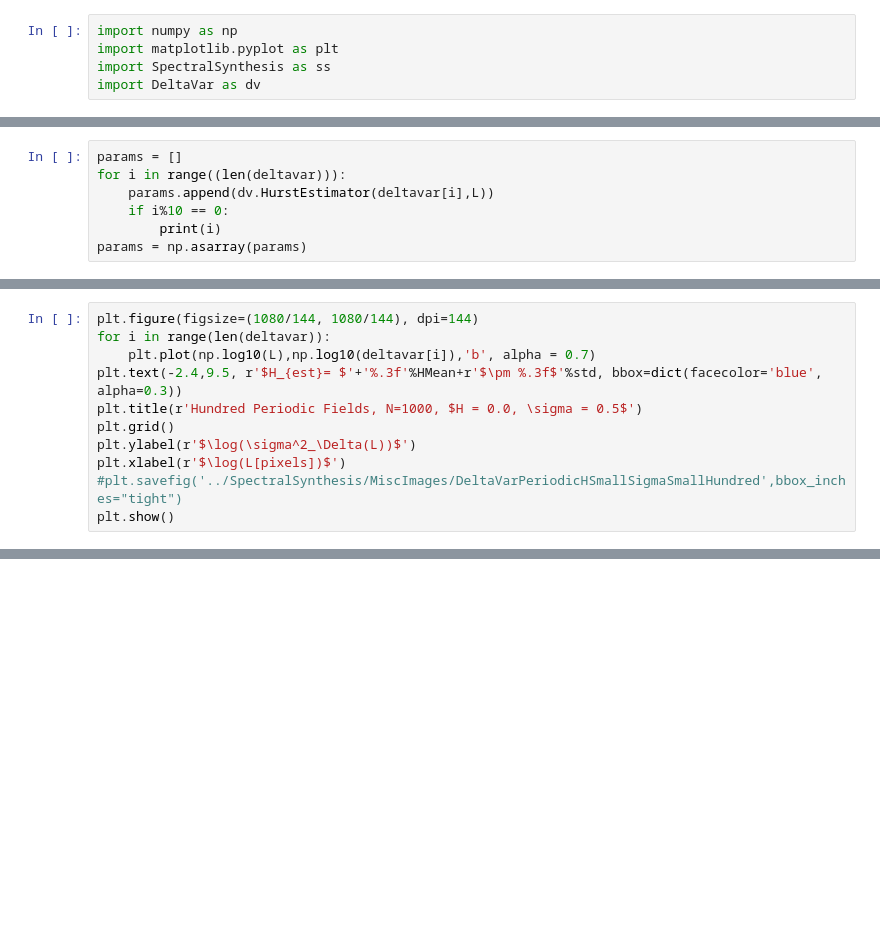
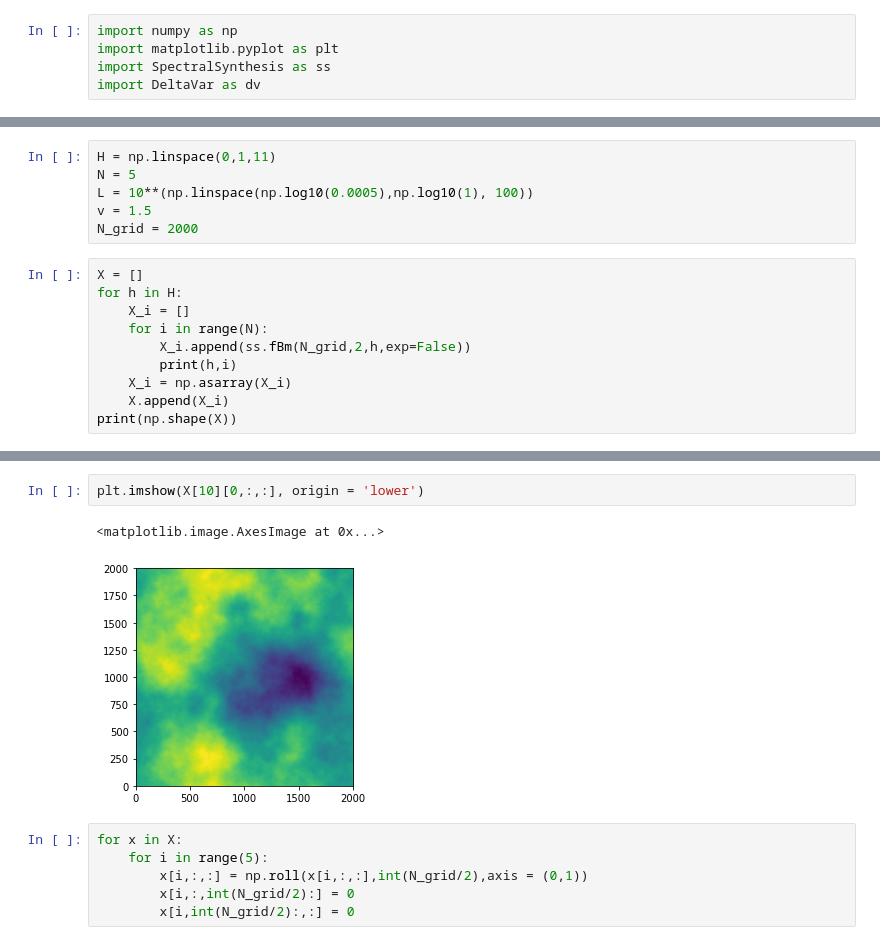
Before and after one commit to MBates92/Scripts, a Jupyter notebook: DeltaVarQuick.ipynb, the cells around one changed output, grey strips where cells are left out. Drawn from its saved outputs; the diff is of its cells as text; blank space fills up the shorter version.

```diff
--- a/DeltaVarQuick.ipynb
+++ b/DeltaVarQuick.ipynb
@@ -98,7 +5,0 @@ plt.show()
-# %%
-params = []
-for i in range((len(deltavar))):
-    params.append(dv.HurstEstimator(deltavar[i],L))
-    if i%10 == 0:
-        print(i)
-params = np.asarray(params)
@@ -150,11 +5,0 @@ std = np.sqrt(varMean)
-# %%
-plt.figure(figsize=(1080/144, 1080/144), dpi=144)
-for i in range(len(deltavar)):
-    plt.plot(np.log10(L),np.log10(deltavar[i]),'b', alpha = 0.7)
-plt.text(-2.4,9.5, r'$H_{est}= $'+'%.3f'%HMean+r'$\pm %.3f$'%std, bbox=dict(facecolor='blue', alpha=0.3))
-plt.title(r'Hundred Periodic Fields, N=1000, $H = 0.0, \sigma = 0.5$')
-plt.grid()
-plt.ylabel(r'$\log(\sigma^2_\Delta(L))$')
-plt.xlabel(r'$\log(L[pixels])$')
-#plt.savefig('../SpectralSynthesis/MiscImages/DeltaVarPeriodicHSmallSigmaSmallHundred',bbox_inches="tight")
-plt.show()
@@ -162,0 +6,16 @@ plt.show()
+# %%
+H = np.linspace(0,1,11)
+N = 5
+L = 10**(np.linspace(np.log10(0.0005),np.log10(1), 100))
+v = 1.5
+N_grid = 2000
+# %%
+X = []
+for h in H:
+    X_i = []
+    for i in range(N):
+        X_i.append(ss.fBm(N_grid,2,h,exp=False))
+        print(h,i)
+    X_i = np.asarray(X_i)
+    X.append(X_i)
+print(np.shape(X))
@@ -162,0 +45,11 @@ plt.show()
+# %%
+plt.imshow(X[10][0,:,:], origin = 'lower')
+# %% [output]
+<matplotlib.image.AxesImage at 0x...>
+[figure, added]
+# %%
+for x in X:
+    for i in range(5):
+        x[i,:,:] = np.roll(x[i,:,:],int(N_grid/2),axis = (0,1))
+        x[i,:,int(N_grid/2):] = 0
+        x[i,int(N_grid/2):,:] = 0
```
Also changed, not shown: parts of 35 cells of this notebook, 44 other files.
